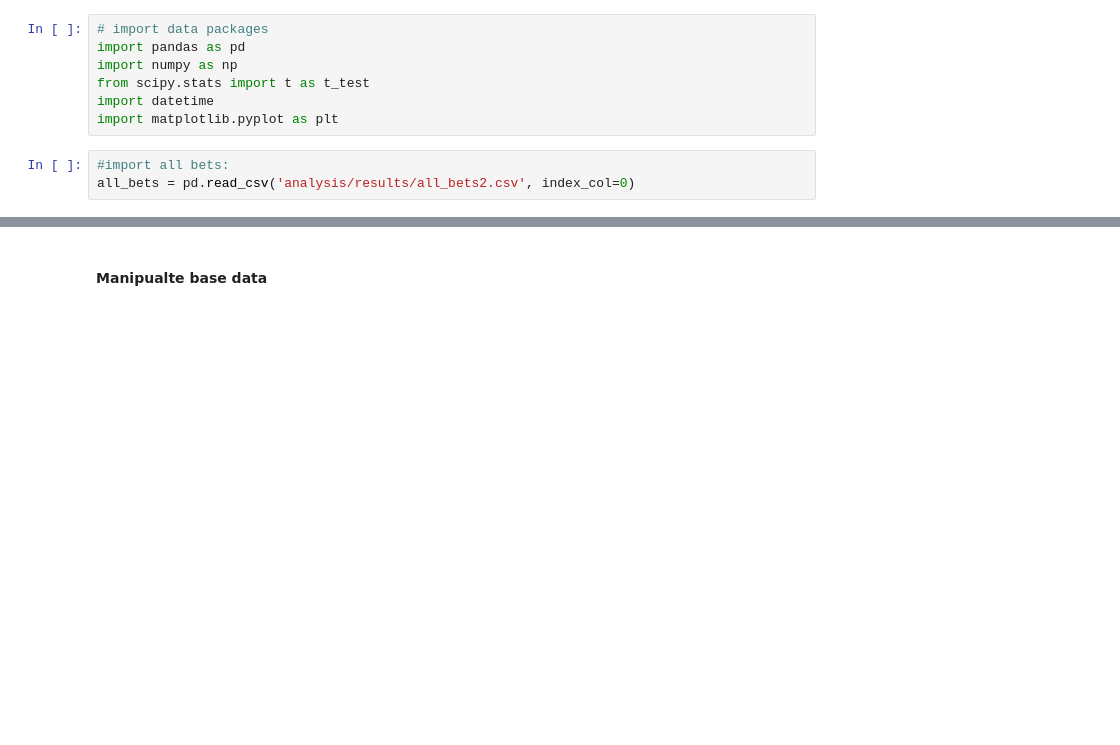
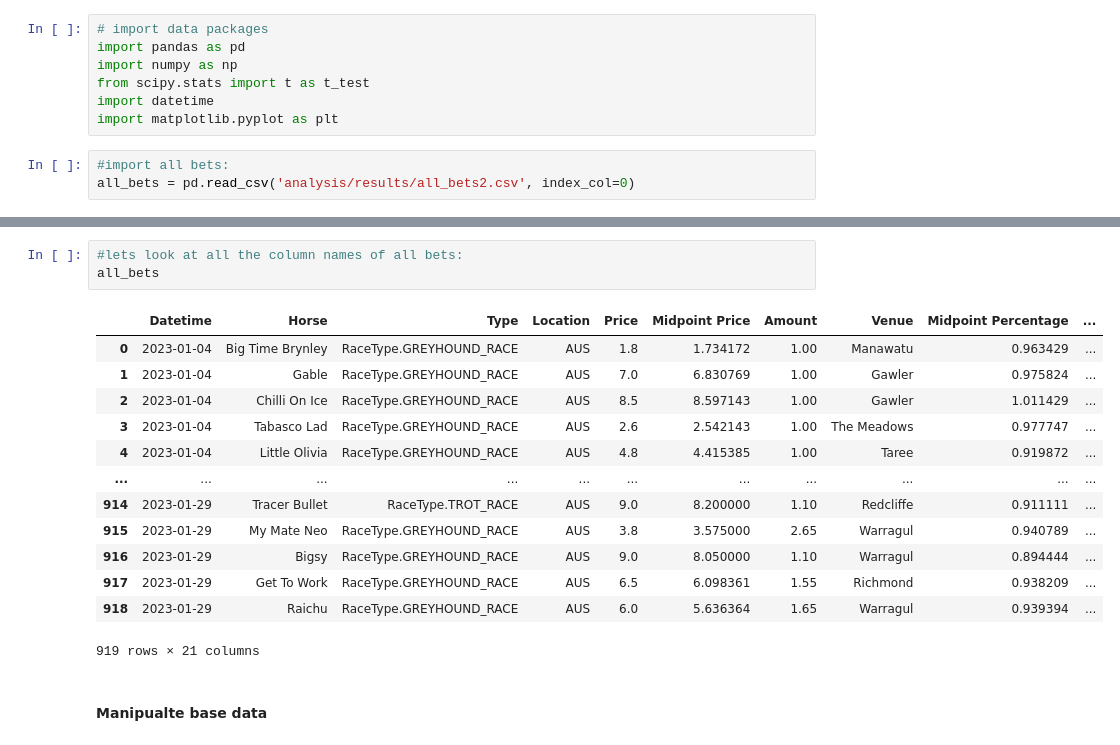
Before and after one commit to CNPCNPCNP/Horseracing-Arbitrage, a Jupyter notebook: log_data_analysis.ipynb, the cells around one changed output, grey strips where cells are left out. Saved outputs shown, nothing was run; the diff lists cells and outputs as text; blank space fills up the shorter version.

```diff
--- a/log_data_analysis.ipynb
+++ b/log_data_analysis.ipynb
@@ -15,3 +29,20 @@ all_bets = pd.read_csv('analysis/results/all_bets2.csv', index_col=0)
+# %%
+#lets look at all the column names of all bets:
+all_bets
+# %% [output]
+|  | Datetime | Horse | Type | Location | Price | Midpoint Price | Amount | Venue | Midpoint Percentage | ... |
+| 0 | 2023-01-04 | Big Time Brynley | RaceType.GREYHOUND_RACE | AUS | 1.8 | 1.734172 | 1.00 | Manawatu | 0.963429 | ... |
+| 1 | 2023-01-04 | Gable | RaceType.GREYHOUND_RACE | AUS | 7.0 | 6.830769 | 1.00 | Gawler | 0.975824 | ... |
+| 2 | 2023-01-04 | Chilli On Ice | RaceType.GREYHOUND_RACE | AUS | 8.5 | 8.597143 | 1.00 | Gawler | 1.011429 | ... |
+| 3 | 2023-01-04 | Tabasco Lad | RaceType.GREYHOUND_RACE | AUS | 2.6 | 2.542143 | 1.00 | The Meadows | 0.977747 | ... |
+| 4 | 2023-01-04 | Little Olivia | RaceType.GREYHOUND_RACE | AUS | 4.8 | 4.415385 | 1.00 | Taree | 0.919872 | ... |
+| ... | ... | ... | ... | ... | ... | ... | ... | ... | ... | ... |
+| 914 | 2023-01-29 | Tracer Bullet | RaceType.TROT_RACE | AUS | 9.0 | 8.200000 | 1.10 | Redcliffe | 0.911111 | ... |
+| 915 | 2023-01-29 | My Mate Neo | RaceType.GREYHOUND_RACE | AUS | 3.8 | 3.575000 | 2.65 | Warragul | 0.940789 | ... |
+| 916 | 2023-01-29 | Bigsy | RaceType.GREYHOUND_RACE | AUS | 9.0 | 8.050000 | 1.10 | Warragul | 0.894444 | ... |
+| 917 | 2023-01-29 | Get To Work | RaceType.GREYHOUND_RACE | AUS | 6.5 | 6.098361 | 1.55 | Richmond | 0.938209 | ... |
+| 918 | 2023-01-29 | Raichu | RaceType.GREYHOUND_RACE | AUS | 6.0 | 5.636364 | 1.65 | Warragul | 0.939394 | ... |
+919 rows × 21 columns
 # %% [markdown]
 #### Manipualte base data
 # %%
```
Also changed, not shown: parts of 14 cells of this notebook.
